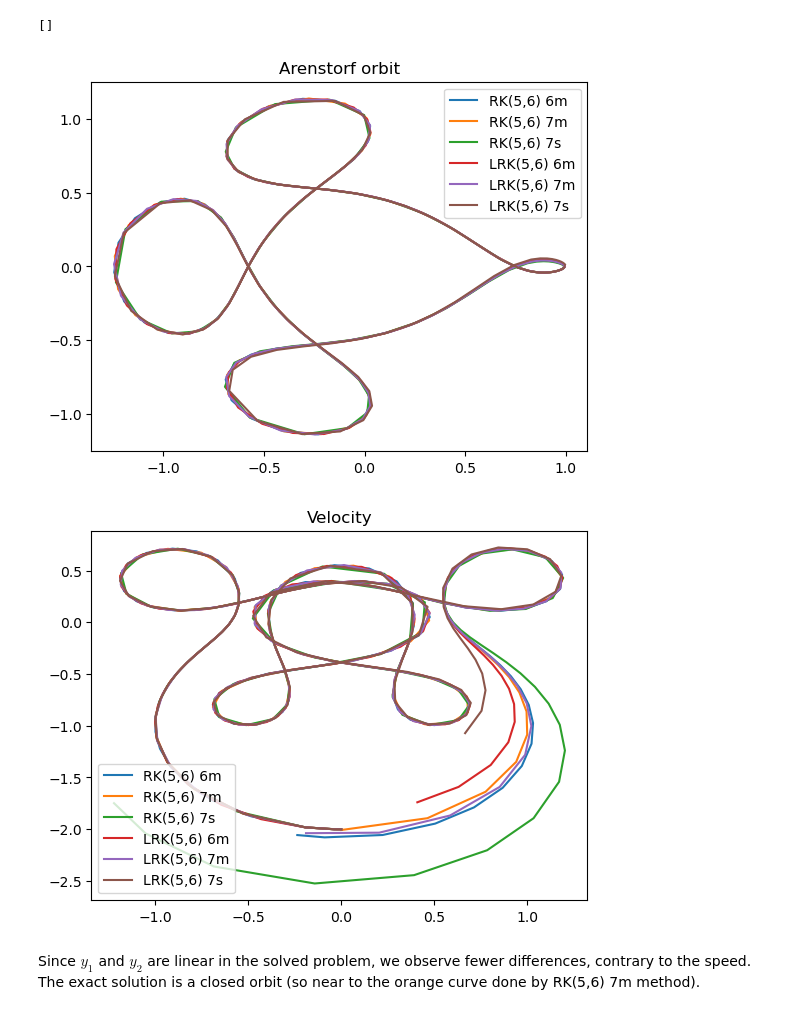
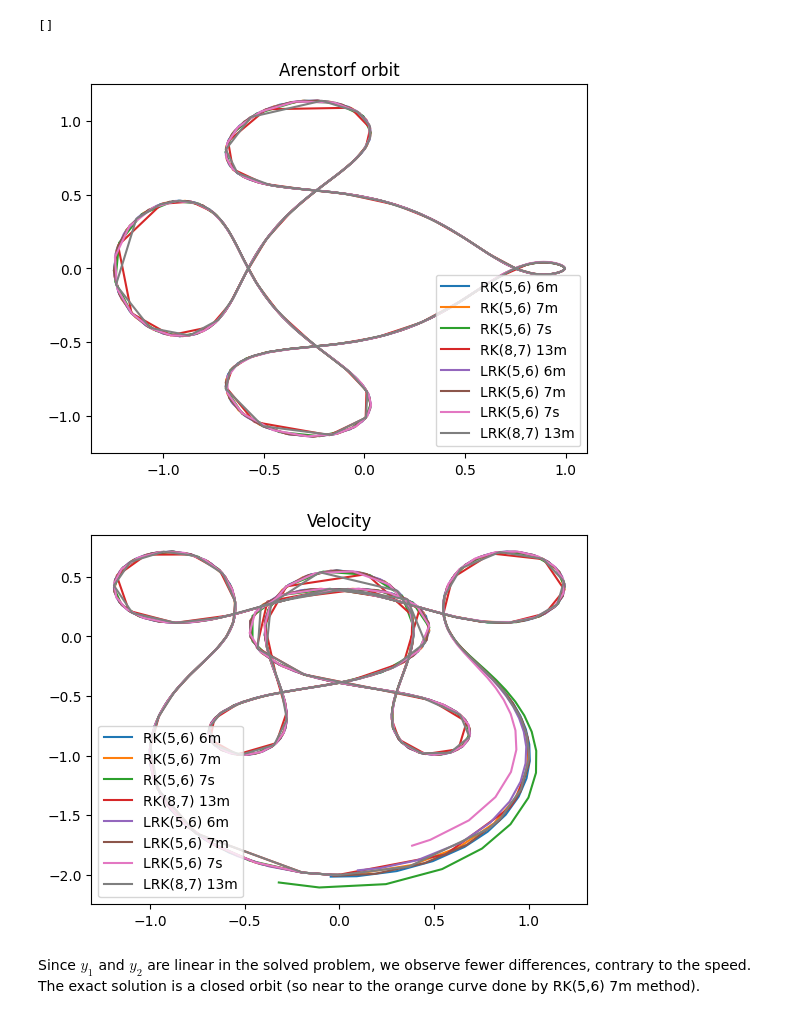
Before and after one commit to hpc-maths/ponio, a Jupyter notebook: ponio/notebooks/arenstorf_adaptivetimestep.ipynb, the cells around one changed output. Cells and saved outputs as stored; diff of their text form; code cells hidden in the pictures.

```diff
--- a/ponio/notebooks/arenstorf_adaptivetimestep.ipynb
+++ b/ponio/notebooks/arenstorf_adaptivetimestep.ipynb
@@ -265,28 +267,30 @@ Writing arenstorf_adaptivetimestep_demo/main.cpp
 # %%
 import numpy as np
 import matplotlib.pyplot as plt
 
 meths = {
     "rk56_6m": "RK(5,6) 6m",
     "rk56_7m": "RK(5,6) 7m",
     "rk56_7s": "RK(5,6) 7s",
+    "rk87_13m": "RK(8,7) 13m",
     "lrk56_6m": "LRK(5,6) 6m",
     "lrk56_7m": "LRK(5,6) 7m",
-    "lrk56_7s": "LRK(5,6) 7s"
+    "lrk56_7s": "LRK(5,6) 7s",
+    "lrk87_13m": "LRK(8,7) 13m"
 }
 
 for tag,name in meths.items():
     data = np.loadtxt("arenstorf_adaptivetimestep_demo/orbit_{}.txt".format(tag))
     t = data[:,0]
     x = data[:,1]
     y = data[:,2]
     plt.plot(x,y,label=name)
 
 plt.title("Arenstorf orbit")
 plt.legend()
 plt.show()
 # %% [output]
-[figure, old version]
+[figure, new version]
 # %%
 for tag,name in meths.items():
     data = np.loadtxt("arenstorf_adaptivetimestep_demo/orbit_{}.txt".format(tag))
@@ -299,7 +303,7 @@ plt.title("Velocity")
 plt.legend()
 plt.show()
 # %% [output]
-[figure, old version]
+[figure, new version]
 # %% [markdown]
 Since $y_1$ and $y_2$ are linear in the solved problem, we observe fewer differences, contrary to the speed. The exact solution is a closed orbit (so near to the orange curve done by RK(5,6) 7m method).
 # %% [markdown]
```
Also changed, not shown: parts of 5 cells of this notebook, 49 other files.
